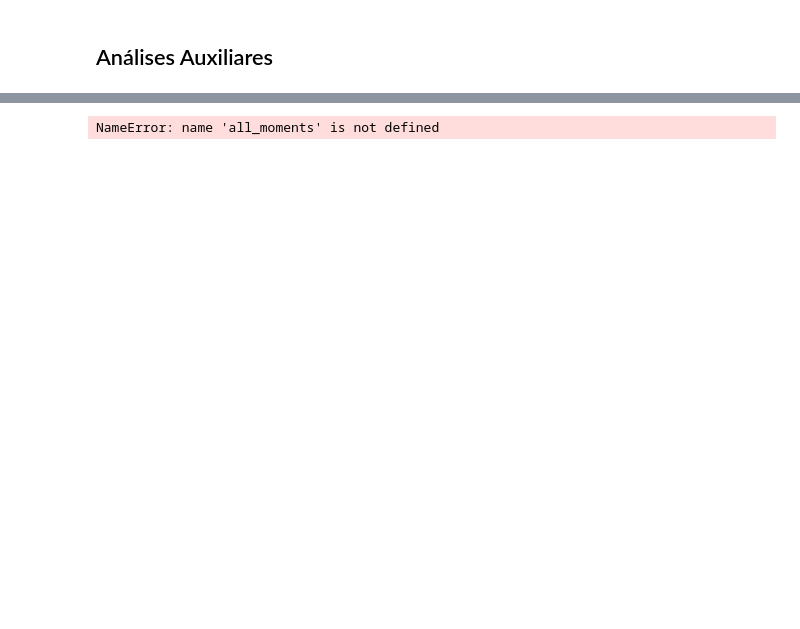
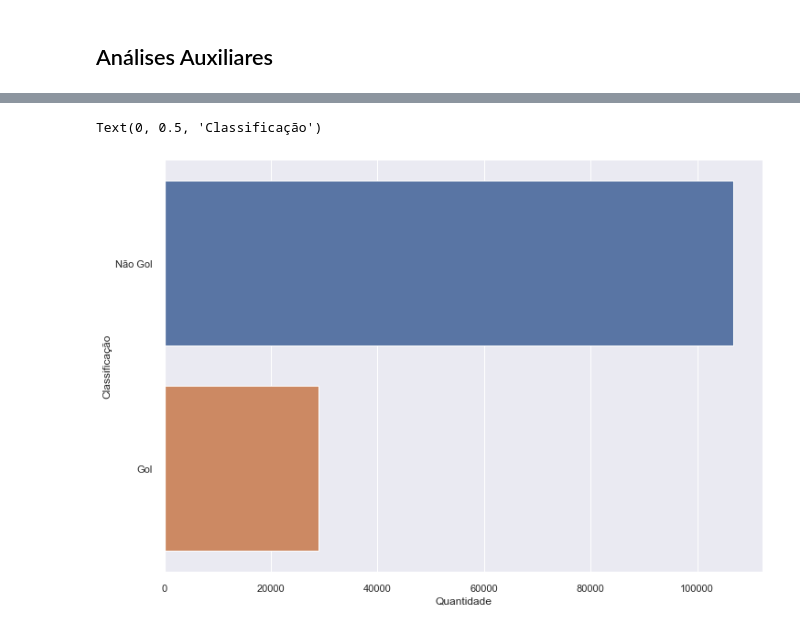
Before and after one commit to Pvlima019/DETECCAO-AUTOMATICA-DE-MOMENTOS-DE-GOL, a Jupyter notebook: Projeto Final.ipynb, the cells around one changed output, grey strips where cells are left out. Drawn from its saved outputs; the diff is of its cells as text; code cells hidden in the pictures; blank space fills up the shorter version.

```diff
--- a/Projeto Final.ipynb
+++ b/Projeto Final.ipynb
@@ -225,0 +269,12 @@ TypeError: import_database() missing 1 required positional argument: 'set_config
+# %%
+# Configurações Gerais de Treinamento
+set_config_treinamento = set_config_Aux()
+
+all_moments = import_database(set_config_treinamento)
+sns.set(rc={'figure.figsize':(10.2,8.27)})
+fig = sns.countplot(y="Classification", hue="Match", data = all_moments, palette="tab10")
+
+fig.set_xlabel("Quantidade")
+fig.set_ylabel("Classificação")
+
+plt.legend(bbox_to_anchor=(1.02, 1), loc='upper left', borderaxespad=0)
@@ -226,5 +301,8 @@ TypeError: import_database() missing 1 required positional argument: 'set_config
 # %%
 sns.set(rc={'figure.figsize':(11.7,8.27)})
-sns.countplot(y="Classification", data = all_moments)
+fig = sns.countplot(y="Classification", data = all_moments)
+fig.set_xlabel("Quantidade")
+fig.set_ylabel("Classificação")
 # %% [output]
-NameError: name 'all_moments' is not defined
+Text(0, 0.5, 'Classificação')
+[figure, added]
```
Also changed, not shown: parts of 12 cells of this notebook.
